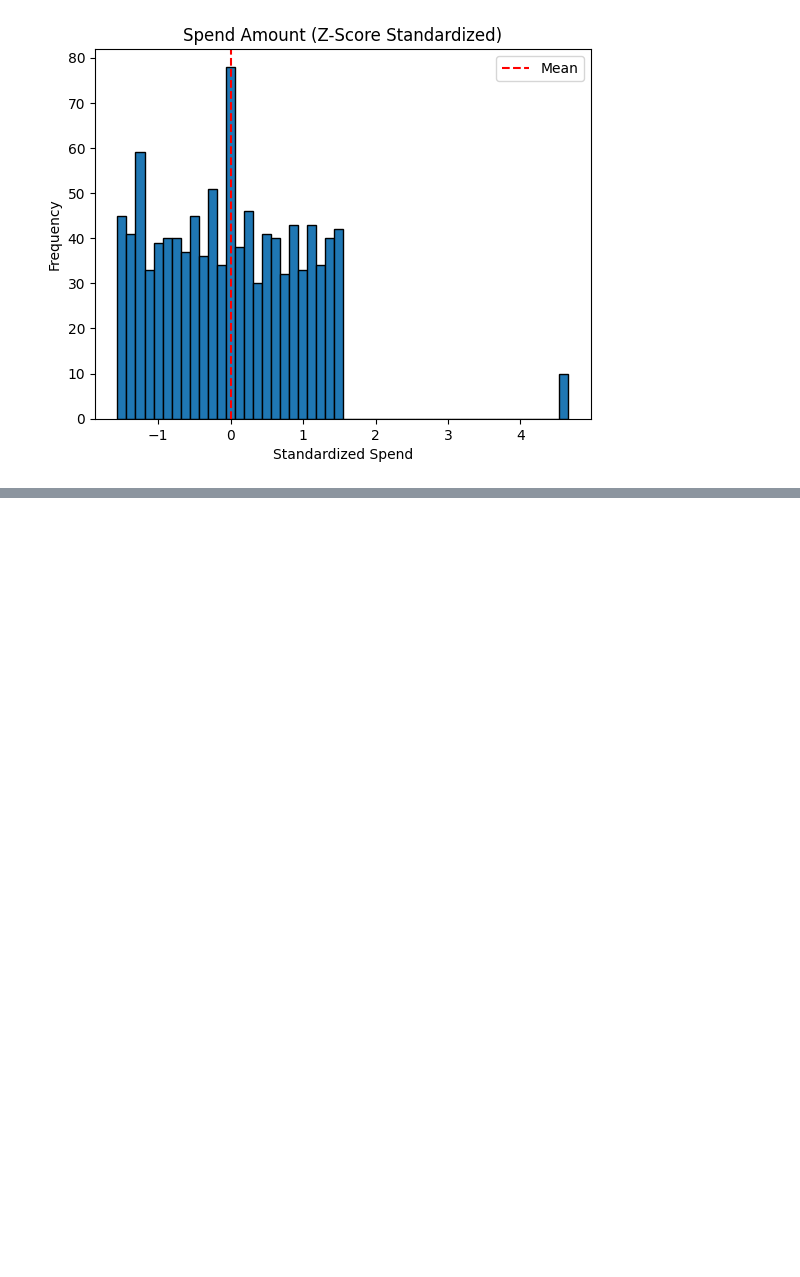
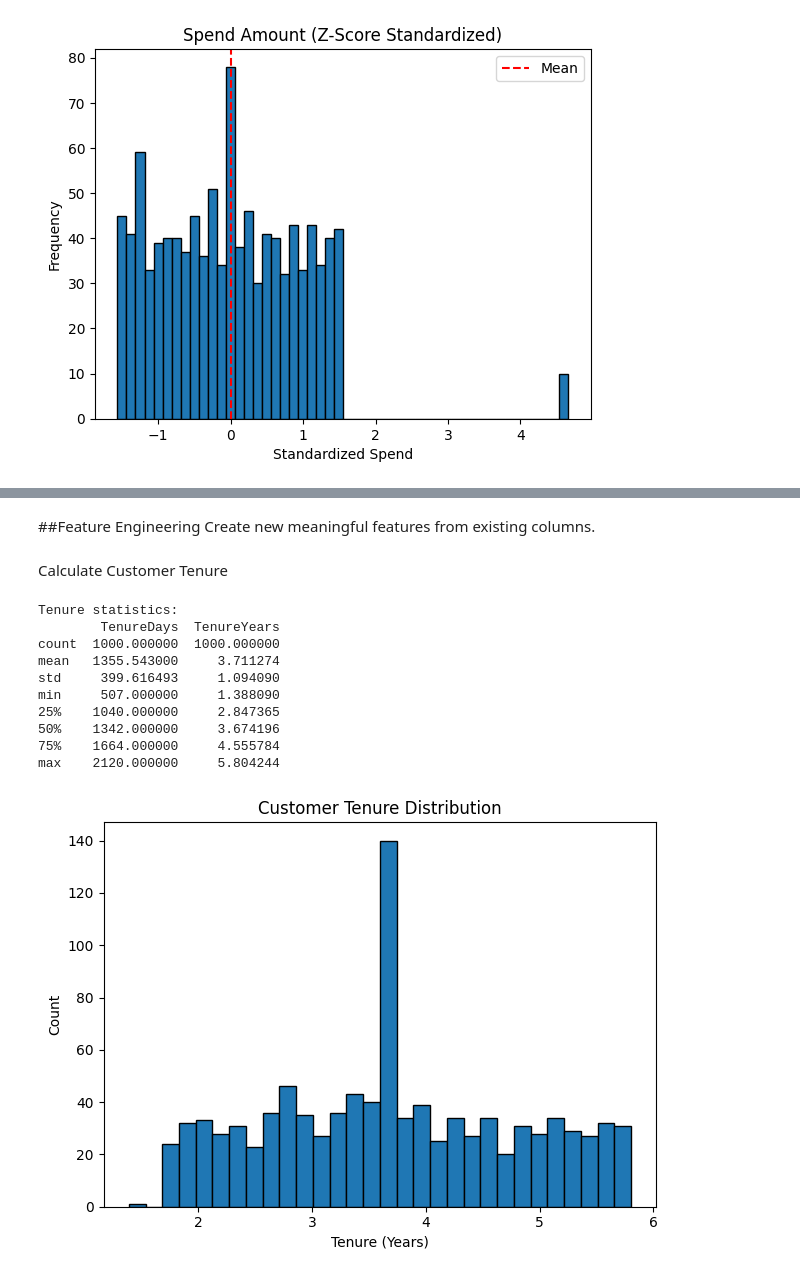
Before and after one commit to Malleshcr7/AI-ML-Projects, a Jupyter notebook: Datasetcreation.ipynb, the cells around one changed output, grey strips where cells are left out. Cells and saved outputs as stored; diff of their text form; code cells hidden in the pictures; blank space fills up the shorter version.

```diff
--- a/Datasetcreation.ipynb
+++ b/Datasetcreation.ipynb
@@ -727,0 +1095,9 @@ Std: 1.0005
+# %%
+# Create spend categories
+spend_bins = [0, 100, 500, 1000, 2000, 11000]
+spend_labels = ['Very Low', 'Low', 'Medium', 'High', 'Very High']
+
+df['SpendCategory'] = pd.cut(df['SpendAmount'], bins=spend_bins, labels=spend_labels)
+
+print("Spend category distribution:")
+print(df['SpendCategory'].value_counts().sort_index())
@@ -727,0 +1113,33 @@ Std: 1.0005
+# %% [markdown]
+##Feature Engineering
+Create new meaningful features from existing columns.
+# %% [markdown]
+Calculate Customer Tenure
+# %%
+# Calculate days since signup
+reference_date = pd.Timestamp('2025-10-21')
+df['TenureDays'] = (reference_date - df['SignupDate']).dt.days
+df['TenureYears'] = df['TenureDays'] / 365.25
+
+print("Tenure statistics:")
+print(df[['TenureDays', 'TenureYears']].describe())
+
+# Visualize
+plt.hist(df['TenureYears'], bins=30, edgecolor='black')
+plt.title('Customer Tenure Distribution')
+plt.xlabel('Tenure (Years)')
+plt.ylabel('Count')
+plt.tight_layout()
+plt.show()
+# %% [output]
+Tenure statistics:
+        TenureDays  TenureYears
+count  1000.000000  1000.000000
+mean   1355.543000     3.711274
+std     399.616493     1.094090
+min     507.000000     1.388090
+25%    1040.000000     2.847365
+50%    1342.000000     3.674196
+75%    1664.000000     4.555784
+max    2120.000000     5.804244
+[figure, added]
```
Also changed, not shown: parts of 70 cells of this notebook.
